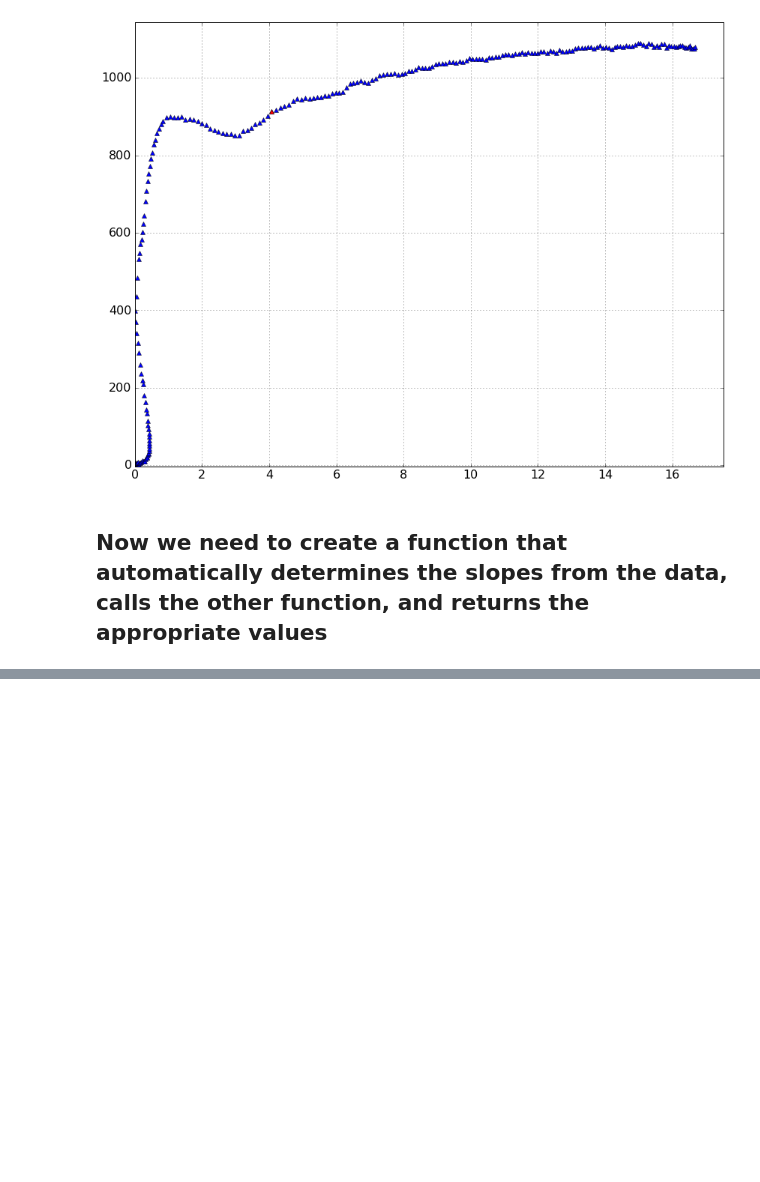
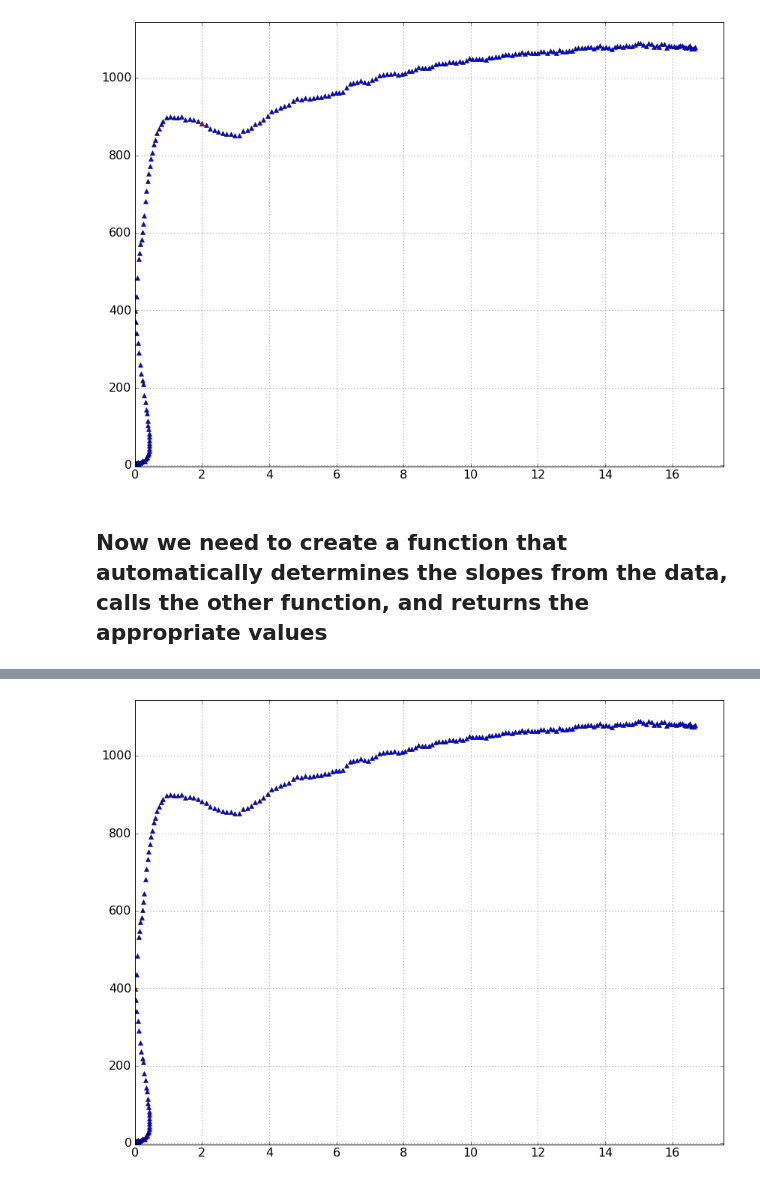
Before and after one commit to ednusi/MatPy, a Jupyter notebook: Grouping Data by Slope.ipynb, the cells around one changed output, grey strips where cells are left out. Cells and saved outputs as stored; diff of their text form; code cells hidden in the pictures; blank space fills up the shorter version.

Commit message:
Fix bugs -- correct numnegs, adjust threshold

```diff
--- a/Grouping Data by Slope.ipynb
+++ b/Grouping Data by Slope.ipynb
@@ -100,12 +100,12 @@ plot.plotmult2D(model,yielding[None,:],marker2='ro')
 def findYieldInterval(slopes, numberofsections):
 
     def numneg(val):
-        return sum((val>0).astype(int))
+        return sum((val<0).astype(int))
 
     # -- divide into ten intervals and save stddev of each
     splitslopes = np.array_split(slopes,numberofsections)
 
-    # -- displays the number of negative values in a range
+    # -- displays the number of negative values in a range (USEFUL!!!)
     for section in splitslopes:
         print numneg(section), len(section)
 
@@ -117,7 +117,7 @@ def findYieldInterval(slopes, numberofsections):
     interval = 0
     sect = splitslopes[interval]
 
-    while divs[interval] > stdev or numneg(sect)<3*len(sect)/4:
+    while divs[interval] > stdev or numneg(sect)<5*len(sect)/8:
 
         interval = interval + 1
 
@@ -126,13 +126,19 @@ def findYieldInterval(slopes, numberofsections):
 
         sect = splitslopes[interval]
 
+    print interval
     return interval
 
 numberofsections = 15
 interval_length = len(model)/numberofsections
 
-"""Middle of selected interval"""
-yield_index = findYieldInterval(slopes,numberofsections)*interval_length*3/2
+"""
+Middle of selected interval
+
+Guard against going out of bounds
+"""
+yield_interval = findYieldInterval(slopes,numberofsections)
+yield_index = min(yield_interval*interval_length + interval_length/2,len(strain)-1)
 yield_value = np.array([strain[yield_index],stress[yield_index]])[None,:]
 
 print yield_value
@@ -226,0 +237,77 @@ plotYieldValue(model3)
+# %%
+%matplotlib inline
+
+from irreversible_stressstrain import StressStrain as strainmodel
+import numpy as np
+
+"""Yield occurs where the standard deviation is decreasing AND the slopes are mostly negative"""
+def findYieldInterval(slopes, numberofsections):
+
+    def numneg(val):
+        return sum((val<0).astype(int))
+
+    """Divide into ten intervals and save stddev of each"""
+    splitslopes = np.array_split(slopes,numberofsections)
+    divs = [np.std(vals) for vals in splitslopes]
+
+    """Computes the reference standard deviation"""
+    stdev = np.std(slopes)
+
+    interval = 0
+    sect = splitslopes[interval]
+
+    while divs[interval] > stdev or numneg(sect)<3*len(sect)/4:
+
+        interval = interval + 1
+
+        """Guard against going out of bounds"""
+        if interval==len(splitslopes): break
+
+        sect = splitslopes[interval]
+
+    return interval
+
+"""Returns yield value from a set of experimental data"""
+def findYieldValue(model):
+
+    """Separate appropriate values"""
+    strain = model[:,0]
+    stress = model[:,1]
+    slopes = []
+
+    """Approximating the partial derivatives of stress/strain"""
+    for index in xrange(len(stress)-1):
+
+        newslope = (stress[index+1]-stress[index])/(strain[index+1]-strain[index])
+
+        if np.isnan(newslope) or np.isinf(newslope):
+            newslope = 0
+
+        slopes.append(newslope)
+
+    print slopes
+
+    """How many sections to create, depends on noisiness and courseness of data"""
+    numberofsections = 10
+    interval_length = len(model)/numberofsections
+
+    """Middle of selected interval"""
+    yield_index = findYieldInterval(slopes,numberofsections)*interval_length*3/2
+    yield_value = np.array([strain[yield_index],stress[yield_index]])[None,:]
+
+    return yield_value
+
+"""Plots data with superimposed yield value"""
+def plotYieldValue(model):
+
+    import graph_suite
+    graph_suite.plotmult2D(model,findYieldValue(model))
+
+model1 = strainmodel('ref/HSRS/22').get_experimental_data()
+model2 = strainmodel('ref/HSRS/222').get_experimental_data()
+model3 = strainmodel('ref/HSRS/326').get_experimental_data()
+
+plotYieldValue(model1)
+plotYieldValue(model2)
+plotYieldValue(model3)
+# %% [output]
@@ -226,0 +315 @@ plotYieldValue(model3)
+[figure, added]
```
Also changed, not shown: parts of 4 cells of this notebook, 4 other files.
